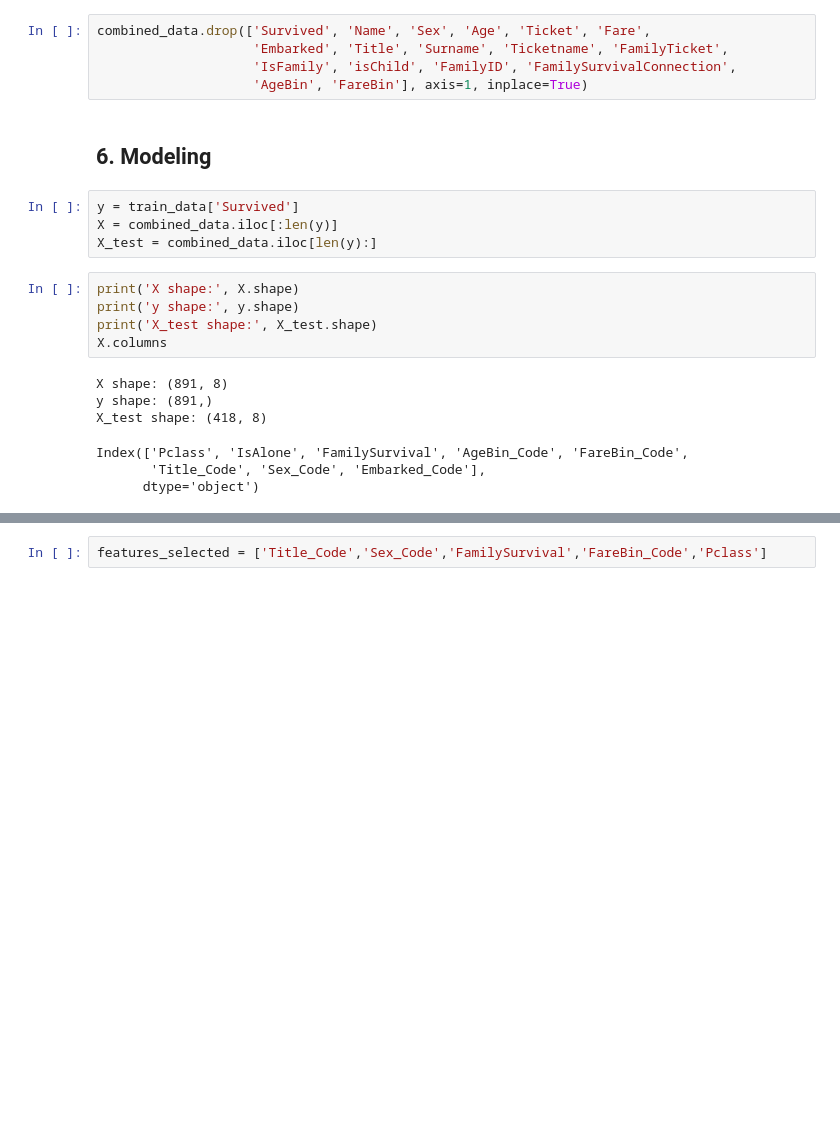
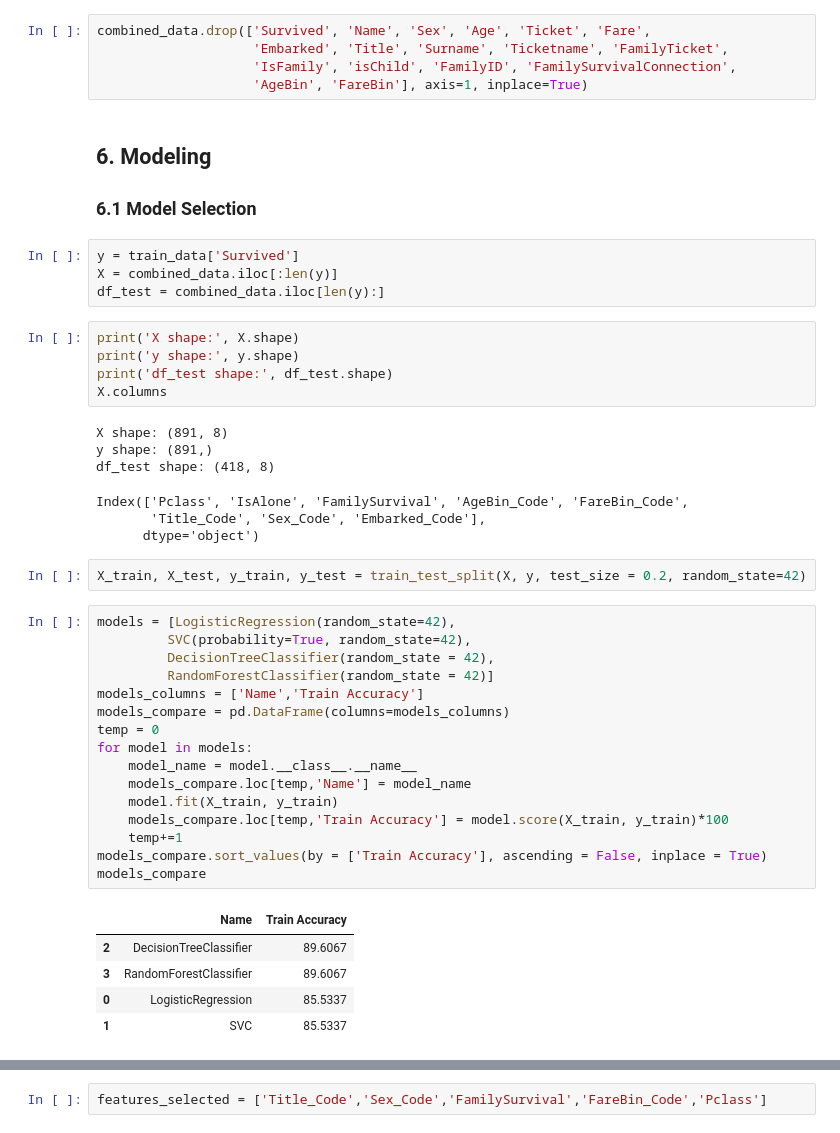
Before and after one commit to namnguyen0690/Titanic_Survival_Prediction, a Jupyter notebook: Titanic_Survival_Prediction.ipynb, the cells around one changed output, grey strips where cells are left out. Saved outputs shown, nothing was run; the diff lists cells and outputs as text; blank space fills up the shorter version.

```diff
--- a/Titanic_Survival_Prediction.ipynb
+++ b/Titanic_Survival_Prediction.ipynb
@@ -468,19 +475,44 @@ combined_data.drop(['Survived', 'Name', 'Sex', 'Age', 'Ticket', 'Fare',
                     'AgeBin', 'FareBin'], axis=1, inplace=True)
 # %% [markdown]
 ## 6. Modeling
+### 6.1 Model Selection
 # %%
 y = train_data['Survived']
 X = combined_data.iloc[:len(y)]
-X_test = combined_data.iloc[len(y):]
+df_test = combined_data.iloc[len(y):]
 # %%
 print('X shape:', X.shape)
 print('y shape:', y.shape)
-print('X_test shape:', X_test.shape)
+print('df_test shape:', df_test.shape)
 X.columns
 # %% [output]
 X shape: (891, 8)
 y shape: (891,)
-X_test shape: (418, 8)
+df_test shape: (418, 8)
 Index(['Pclass', 'IsAlone', 'FamilySurvival', 'AgeBin_Code', 'FareBin_Code',
        'Title_Code', 'Sex_Code', 'Embarked_Code'],
       dtype='object')
+# %%
+X_train, X_test, y_train, y_test = train_test_split(X, y, test_size = 0.2, random_state=42)
+# %%
+models = [LogisticRegression(random_state=42),
+         SVC(probability=True, random_state=42),
+         DecisionTreeClassifier(random_state = 42),
+         RandomForestClassifier(random_state = 42)]
+models_columns = ['Name','Train Accuracy']
+models_compare = pd.DataFrame(columns=models_columns)
+temp = 0
+for model in models:
+    model_name = model.__class__.__name__
+    models_compare.loc[temp,'Name'] = model_name
+    model.fit(X_train, y_train)
+    models_compare.loc[temp,'Train Accuracy'] = model.score(X_train, y_train)*100
+    temp+=1
+models_compare.sort_values(by = ['Train Accuracy'], ascending = False, inplace = True)
+models_compare
+# %% [output]
+|  | Name | Train Accuracy |
+| 2 | DecisionTreeClassifier | 89.6067 |
+| 3 | RandomForestClassifier | 89.6067 |
+| 0 | LogisticRegression | 85.5337 |
+| 1 | SVC | 85.5337 |
```
Also changed, not shown: parts of 14 cells of this notebook.
